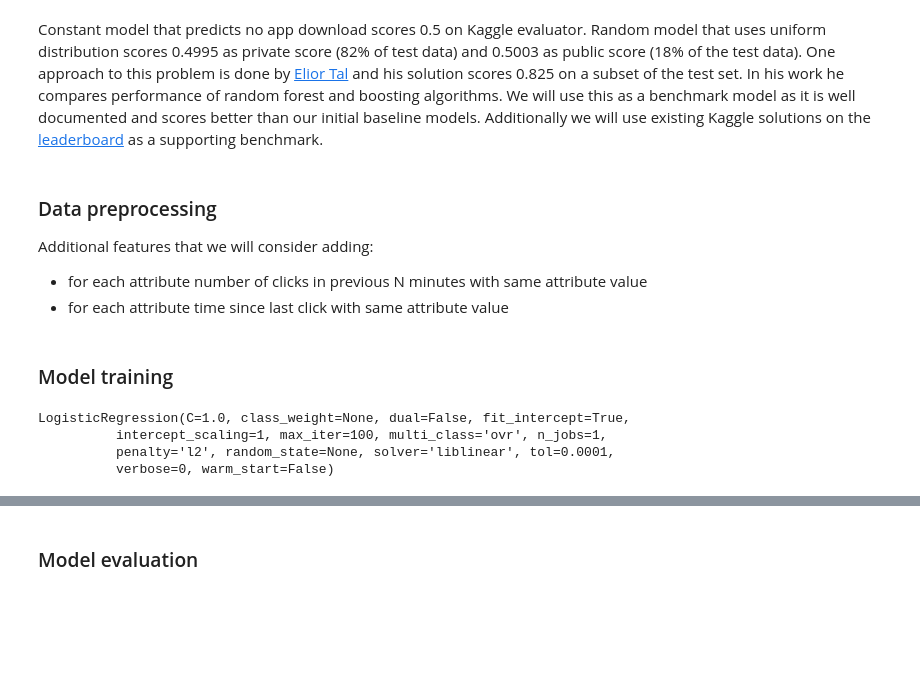
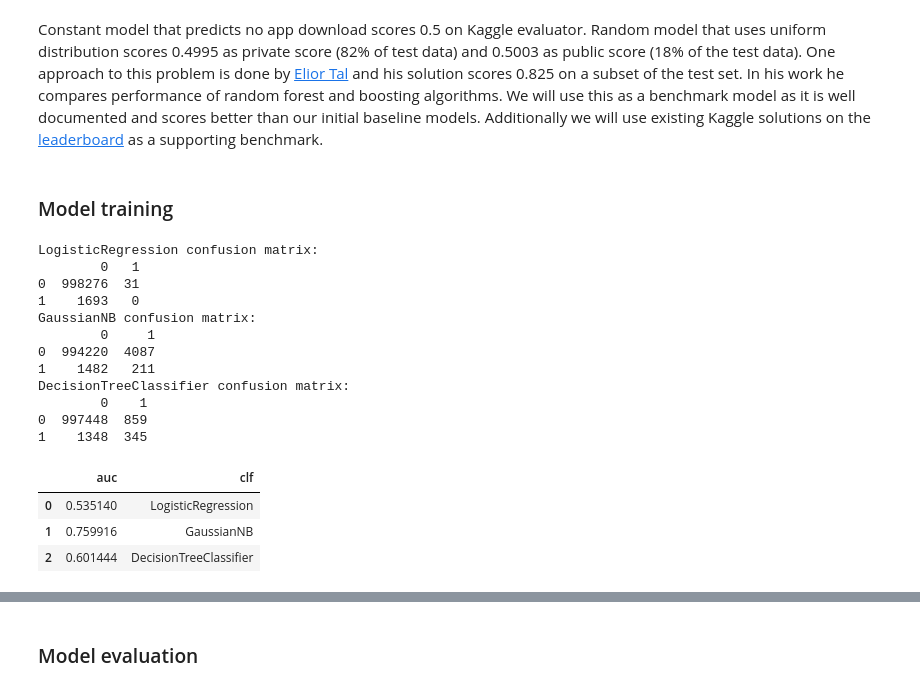
Before and after one commit to dkomlen/kaggle, a Jupyter notebook: talkingdata-adtracking-fraud-detection/fraud-detection.ipynb, the cells around one changed output, grey strips where cells are left out. Cells and saved outputs as stored; diff of their text form; code cells hidden in the pictures; blank space fills up the shorter version.

```diff
--- a/talkingdata-adtracking-fraud-detection/fraud-detection.ipynb
+++ b/talkingdata-adtracking-fraud-detection/fraud-detection.ipynb
@@ -94,0 +92,3 @@ corr.style.background_gradient()
+# %%
+def prepare_dataset(X):
+    return X.drop(labels=['is_attributed', 'attributed_time', 'click_time'], axis=1, errors='ignore')
@@ -140,10 +155,3 @@ display(benchmark_rand)
 # benchmark_rand.to_csv('data/benchmark_rand.csv.gz',compression='gzip', index=False)
 # %% [markdown]
 Constant model that predicts no app download scores 0.5 on Kaggle evaluator. Random model that uses uniform distribution scores 0.4995 as private score (82% of test data) and 0.5003 as public score (18% of the test data). One approach to this problem is done by [Elior Tal](https://rpubs.com/el16/410747) and his solution scores 0.825 on a subset of the test set. In his work he compares performance of random forest and boosting algorithms. We will use this as a benchmark model as it is well documented and scores better than our initial baseline models. Additionally we will use existing Kaggle solutions on the [leaderboard](https://www.kaggle.com/c/talkingdata-adtracking-fraud-detection/leaderboard ) as a supporting benchmark.
-# %% [markdown]
-### Data preprocessing
-
-Additional features that we will consider adding:
-- for each attribute number of clicks in previous N minutes with same attribute
-value
-- for each attribute time since last click with same attribute value
@@ -152,12 +158,42 @@ value
 # %% [markdown]
 ### Model training
-# %%
-from sklearn.linear_model import LogisticRegression
-
-logreg = LogisticRegression()
-logreg.fit(train_X, train_y)
-# %% [output]
-LogisticRegression(C=1.0, class_weight=None, dual=False, fit_intercept=True,
-          intercept_scaling=1, max_iter=100, multi_class='ovr', n_jobs=1,
-          penalty='l2', random_state=None, solver='liblinear', tol=0.0001,
-          verbose=0, warm_start=False)
+# %%
+from sklearn.linear_model import LogisticRegression
+from sklearn.naive_bayes import GaussianNB
+from sklearn.metrics import roc_auc_score, classification_report, confusion_matrix
+from sklearn import tree
+
+def evaluate_model(clf):
+    predicted_proba_y = clf.predict_proba(test_X)[:,1]
+    predicted_y = clf.predict(test_X)
+    clf_name = str(clf).split('(')[0]
+    print(clf_name + ' confusion matrix:')
+    print(pd.DataFrame(confusion_matrix(test_y, predicted_y)))
+    return [{'clf': clf_name,
+            'auc': roc_auc_score(test_y, predicted_proba_y)}]
+
+results = []
+for clf in [LogisticRegression(),
+            GaussianNB(),
+            tree.DecisionTreeClassifier()]:
+    clf.fit(train_X, train_y)
+    results += evaluate_model(clf)
+
+pd.DataFrame(results)
+# %% [output]
+LogisticRegression confusion matrix:
+        0   1
+0  998276  31
+1    1693   0
+GaussianNB confusion matrix:
+        0     1
+0  994220  4087
+1    1482   211
+DecisionTreeClassifier confusion matrix:
+        0    1
+0  997448  859
+1    1348  345
+|  | auc | clf |
+| 0 | 0.535140 | LogisticRegression |
+| 1 | 0.759916 | GaussianNB |
+| 2 | 0.601444 | DecisionTreeClassifier |
```
Also changed, not shown: parts of 21 cells of this notebook, 1 other file.
